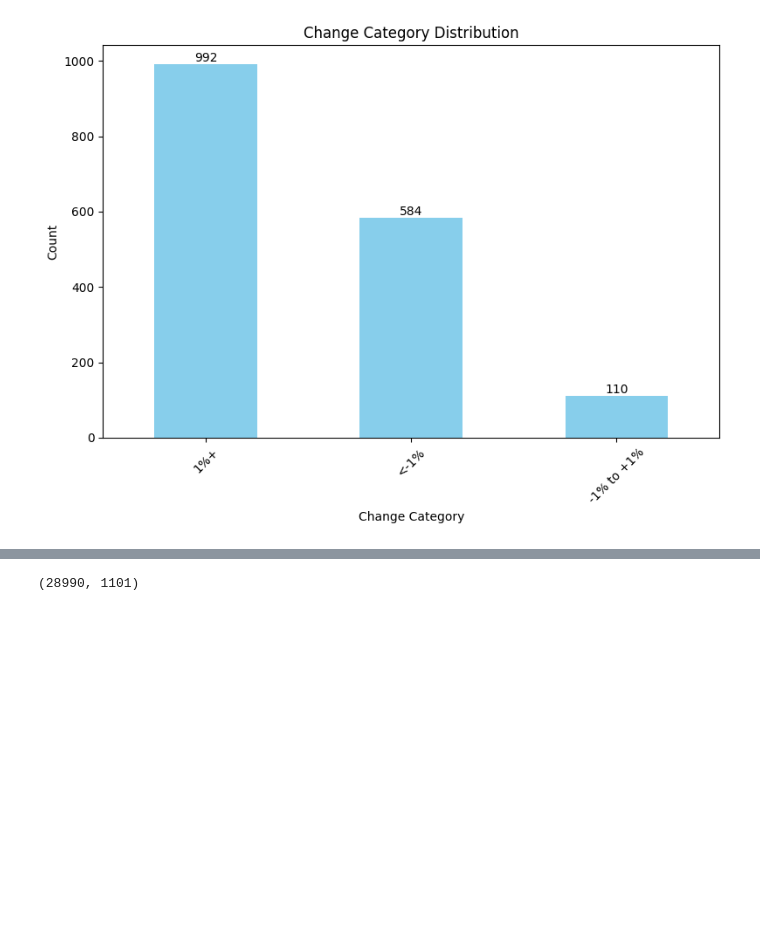
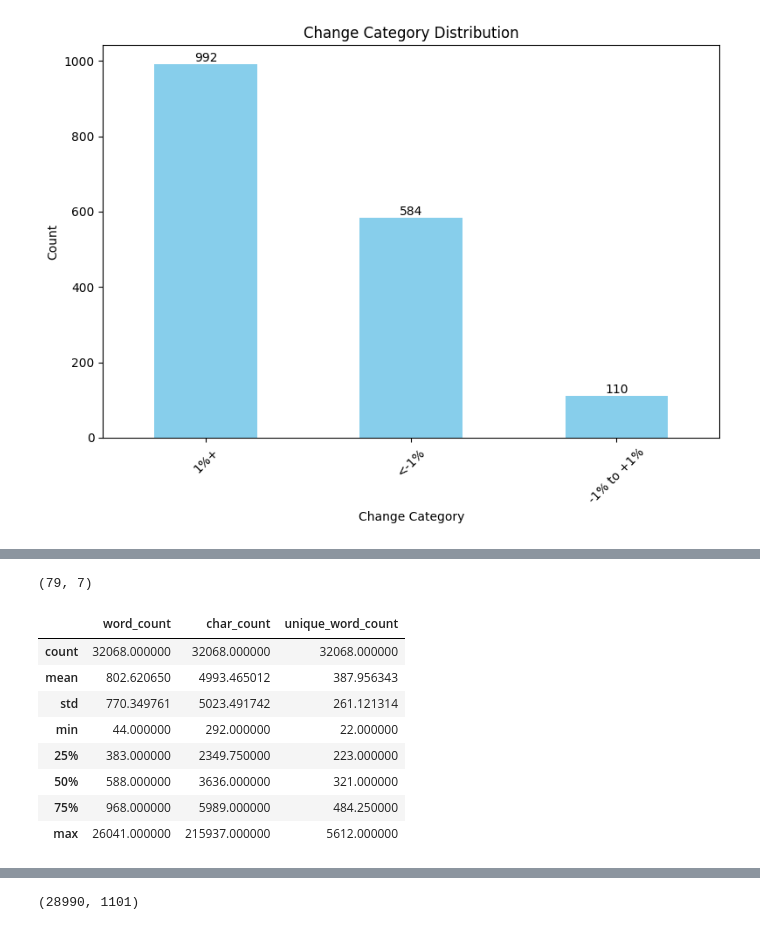
Before and after one commit to ReAlex1902/stock-trend-pred, a Jupyter notebook: modeling_v2.ipynb, the cells around one changed output, grey strips where cells are left out. Drawn from its saved outputs; the diff is of its cells as text; code cells hidden in the pictures; blank space fills up the shorter version.

```diff
--- a/modeling_v2.ipynb
+++ b/modeling_v2.ipynb
@@ -364,3 +400,30 @@ df_texts['combined_text'] = df_texts['title'] + '\n' + df_texts['content']
+# %%
+df_texts[df_texts['content'].str.split().str.len() < 30].shape
+# %% [output]
+(79, 7)
+# %%
+df_texts = df_texts[df_texts['content'].str.split().str.len() >= 30]
+# %%
+# Создаем новый DataFrame с рассчитанными данными
+df_texts_stats = pd.DataFrame()
+
+# Добавляем новые колонки с рассчитанными значениями
+df_texts_stats['word_count'] = df_texts['combined_text'].str.split().str.len()
+df_texts_stats['char_count'] = df_texts['combined_text'].str.len()
+df_texts_stats['unique_word_count'] = df_texts['combined_text'].apply(lambda x: len(set(str(x).split())))
+
+# Выводим получившийся DataFrame
+df_texts_stats.describe()
+# %% [output]
+|  | word_count | char_count | unique_word_count |
+| count | 32068.000000 | 32068.000000 | 32068.000000 |
+| mean | 802.620650 | 4993.465012 | 387.956343 |
+| std | 770.349761 | 5023.491742 | 261.121314 |
+| min | 44.000000 | 292.000000 | 22.000000 |
+| 25% | 383.000000 | 2349.750000 | 223.000000 |
+| 50% | 588.000000 | 3636.000000 | 321.000000 |
+| 75% | 968.000000 | 5989.000000 | 484.250000 |
+| max | 26041.000000 | 215937.000000 | 5612.000000 |
 # %%
 df = df_texts.merge(df_finances, how = 'inner', on = ['ticker', 'date_str'])
 df.sort_values('date_str', inplace = True)
```
Also changed, not shown: parts of 6 cells of this notebook.
